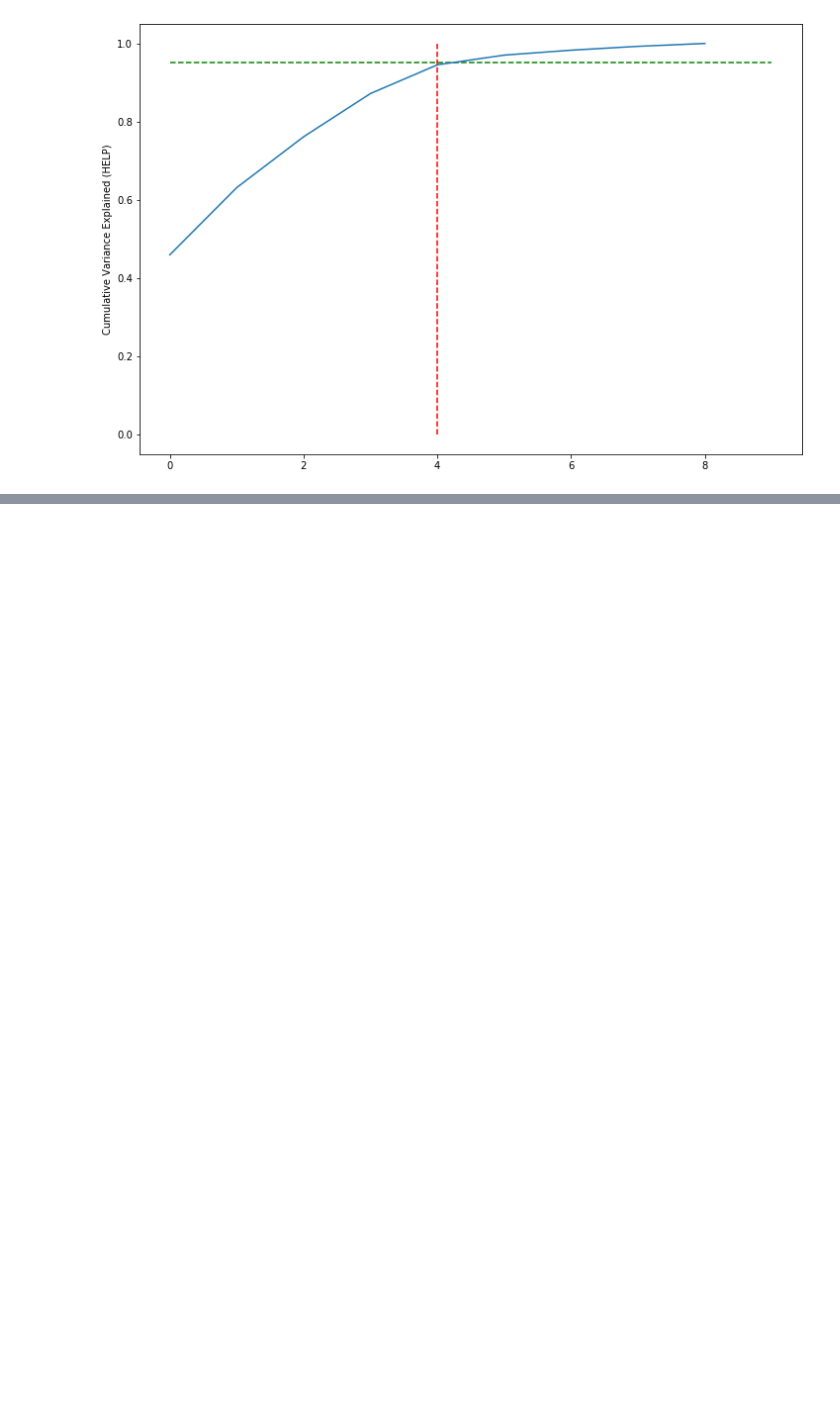
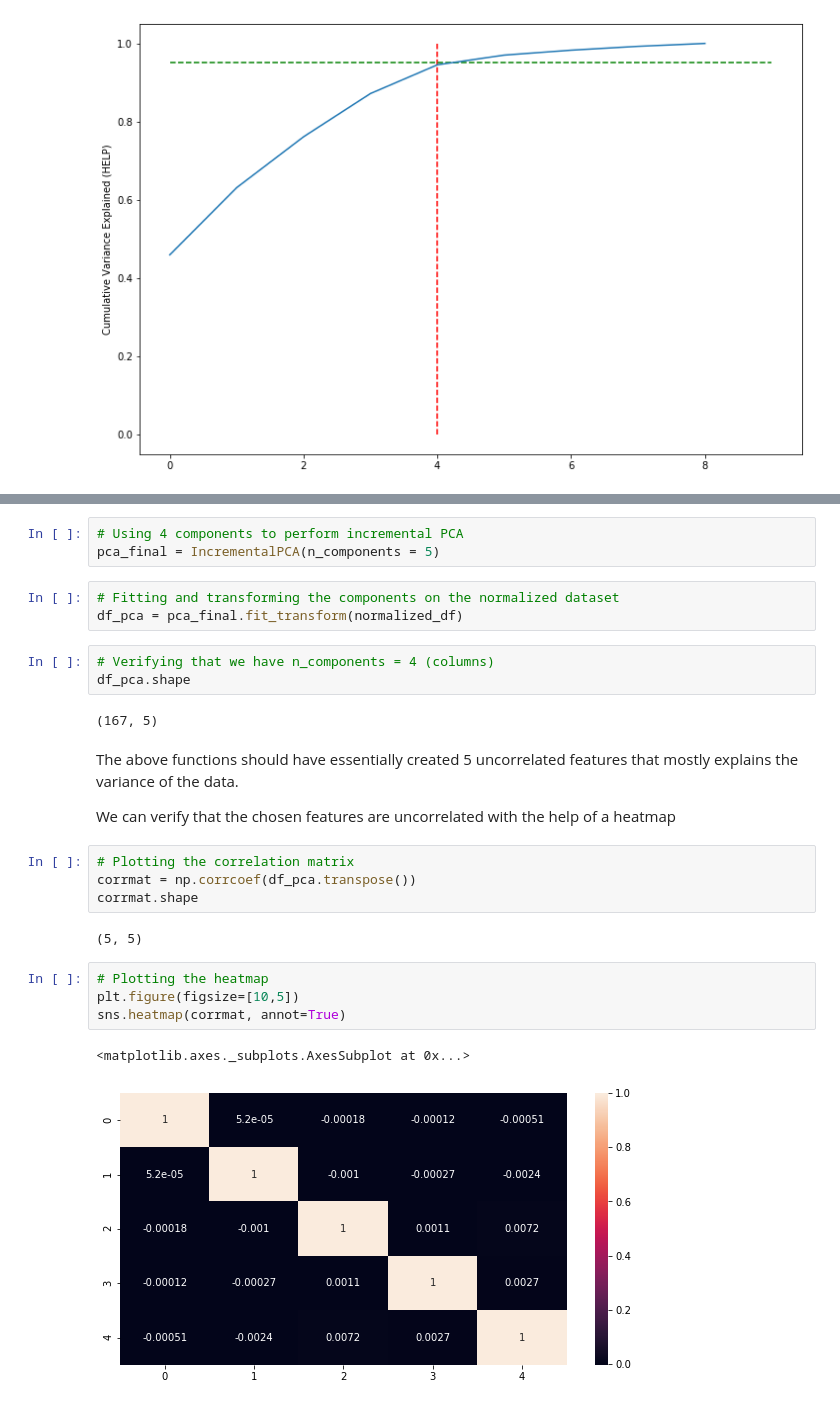
Before and after one commit to anishmahapatra/masters-machine-learning-1, a Jupyter notebook: 04DimensionalityReduction-pca/pca-help-assignment/pca-clustering-help-assignment-v1.ipynb, the cells around one changed output, grey strips where cells are left out. Saved outputs shown, nothing was run; the diff lists cells and outputs as text; blank space fills up the shorter version.

```diff
--- a/04DimensionalityReduction-pca/pca-help-assignment/pca-clustering-help-assignment-v1.ipynb
+++ b/04DimensionalityReduction-pca/pca-help-assignment/pca-clustering-help-assignment-v1.ipynb
@@ -283,0 +283,28 @@ plt.show()
+# %%
+# Using 4 components to perform incremental PCA
+pca_final = IncrementalPCA(n_components = 5)
+# %%
+# Fitting and transforming the components on the normalized dataset
+df_pca = pca_final.fit_transform(normalized_df)
+# %%
+# Verifying that we have n_components = 4 (columns)
+df_pca.shape
+# %% [output]
+(167, 5)
+# %% [markdown]
+The above functions should have essentially created 5 uncorrelated features that mostly explains the variance of the data.
+
+We can verify that the chosen features are uncorrelated with the help of a heatmap
+# %%
+# Plotting the correlation matrix
+corrmat = np.corrcoef(df_pca.transpose())
+corrmat.shape
+# %% [output]
+(5, 5)
+# %%
+# Plotting the heatmap
+plt.figure(figsize=[10,5])
+sns.heatmap(corrmat, annot=True)
+# %% [output]
+<matplotlib.axes._subplots.AxesSubplot at 0x...>
+[figure, added]
```
Also changed, not shown: parts of 20 cells of this notebook.
